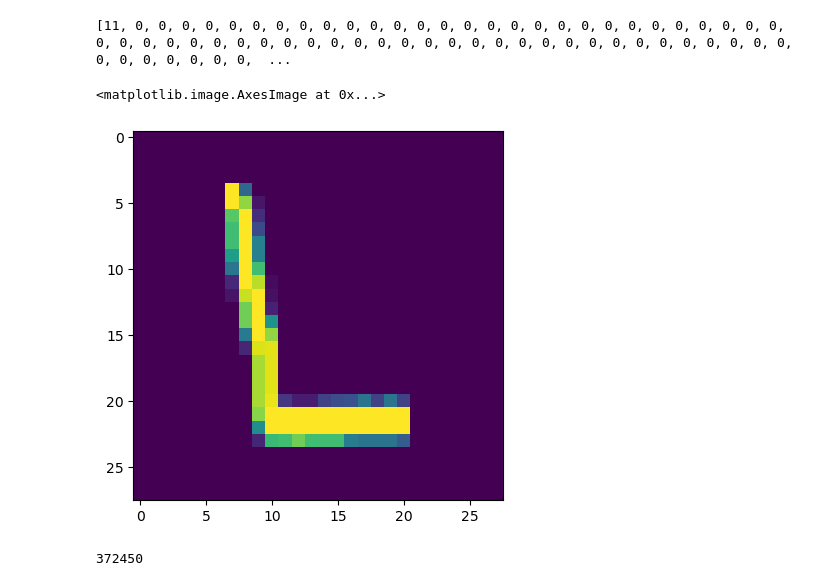
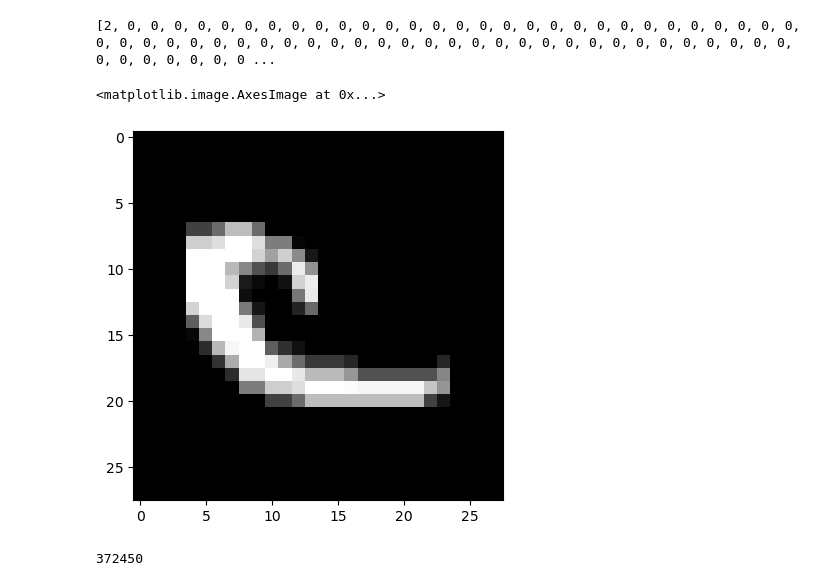
Before and after one commit to thanhpv097/M-h-nh-nh-n-di-n-ch-vi-t-tay, a Jupyter notebook: Mô hình nhận diện chữ viết tay (Naive Bayes).ipynb, the cells around one changed output. Saved outputs shown, nothing was run; the diff lists cells and outputs as text; code cells hidden in the pictures.

```diff
--- a/Mô hình nhận diện chữ viết tay (Naive Bayes).ipynb
+++ b/Mô hình nhận diện chữ viết tay (Naive Bayes).ipynb
@@ -18,19 +18,19 @@ for index, row in df.iterrows():
     data_list.append(row.tolist())
 # %%
 # Lấy dữ liệu tại hàng thứ 100,000 từ danh sách data_list và lưu vào biến letter.
-letter = data_list[100000]
+letter = data_list[40000]
 
 # Chuyển đổi chuỗi các số thành mảng NumPy, loại bỏ ký tự đầu (label), và định hình thành mảng 2D (28x28).
 x = np.array([int(j) for j in letter[1:]])
 x = x.reshape(28, 28)
 
 # In ra dữ liệu và hiển thị hình ảnh của biểu đồ số học.
 print(letter)
-plt.imshow(x)
+plt.imshow(x, cmap='gray')
 # %% [output]
-[11, 0, 0, 0, 0, 0, 0, 0, 0, 0, 0, 0, 0, 0, 0, 0, 0, 0, 0, 0, 0, 0, 0, 0, 0, 0, 0, 0, 0, 0, 0, 0, 0, 0, 0, 0, 0, 0, 0, 0, 0, 0, 0, 0, 0, 0, 0, 0, 0, 0, 0, 0, 0, 0, 0, 0, 0, 0, 0, 0, 0, 0, 0, 0, 0, 0,  ...
+[2, 0, 0, 0, 0, 0, 0, 0, 0, 0, 0, 0, 0, 0, 0, 0, 0, 0, 0, 0, 0, 0, 0, 0, 0, 0, 0, 0, 0, 0, 0, 0, 0, 0, 0, 0, 0, 0, 0, 0, 0, 0, 0, 0, 0, 0, 0, 0, 0, 0, 0, 0, 0, 0, 0, 0, 0, 0, 0, 0, 0, 0, 0, 0, 0, 0, 0 ...
 <matplotlib.image.AxesImage at 0x...>
-[figure, old version]
+[figure, new version]
 # %%
 print(len(data_list))
 # %% [output]
```
Also changed, not shown: parts of 1 cell of this notebook.
